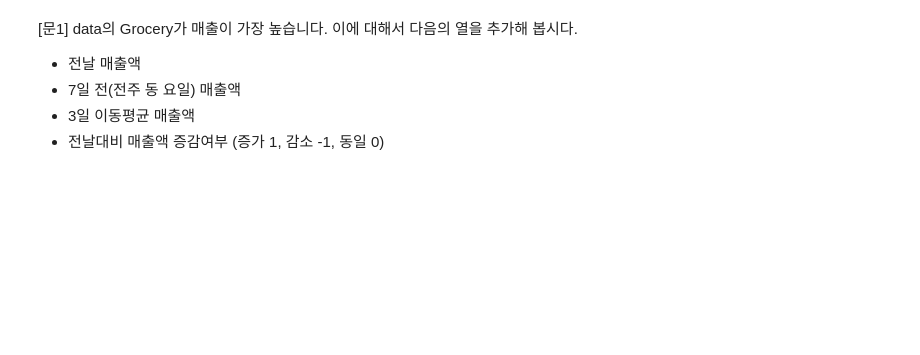
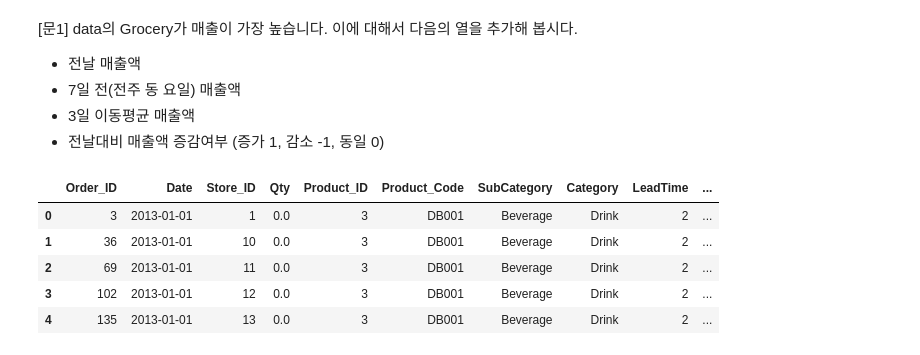
Before and after one commit to Oldman3840/Aivle_Week2, a Jupyter notebook: Date_Data_Processing_20230207.ipynb, the cells around one changed output. Saved outputs shown, nothing was run; the diff lists cells and outputs as text; code cells hidden in the pictures; blank space fills up the shorter version.

```diff
--- a/Date_Data_Processing_20230207.ipynb
+++ b/Date_Data_Processing_20230207.ipynb
@@ -323,3 +323,21 @@ temp.head(10)
 * 7일 전(전주 동 요일) 매출액
 * 3일 이동평균 매출액
 * 전날대비 매출액 증감여부 (증가 1, 감소 -1, 동일 0)
+# %%
+sales = pd.read_csv("https://raw.githubusercontent.com/DA4BAM/dataset/master/ts_sales_simple.csv")
+products = pd.read_csv("https://raw.githubusercontent.com/DA4BAM/dataset/master/ts_product_master.csv")
+
+# 판매액 계산하기
+data = pd.merge(sales, products)
+data['Amt' ] = data['Qty'] * data['Price']
+data['Amt'] = (data['Amt']/1000).round()  # 단위 1000달러
+# data = temp.loc[temp['Category'] == 'Grocery']
+data.head()
+# display(temp)
+# %% [output]
+|  | Order_ID | Date | Store_ID | Qty | Product_ID | Product_Code | SubCategory | Category | LeadTime | ... |
+| 0 | 3 | 2013-01-01 | 1 | 0.0 | 3 | DB001 | Beverage | Drink | 2 | ... |
+| 1 | 36 | 2013-01-01 | 10 | 0.0 | 3 | DB001 | Beverage | Drink | 2 | ... |
+| 2 | 69 | 2013-01-01 | 11 | 0.0 | 3 | DB001 | Beverage | Drink | 2 | ... |
+| 3 | 102 | 2013-01-01 | 12 | 0.0 | 3 | DB001 | Beverage | Drink | 2 | ... |
+| 4 | 135 | 2013-01-01 | 13 | 0.0 | 3 | DB001 | Beverage | Drink | 2 | ... |
```
Also changed, not shown: parts of 1 cell of this notebook, 3 other files.
